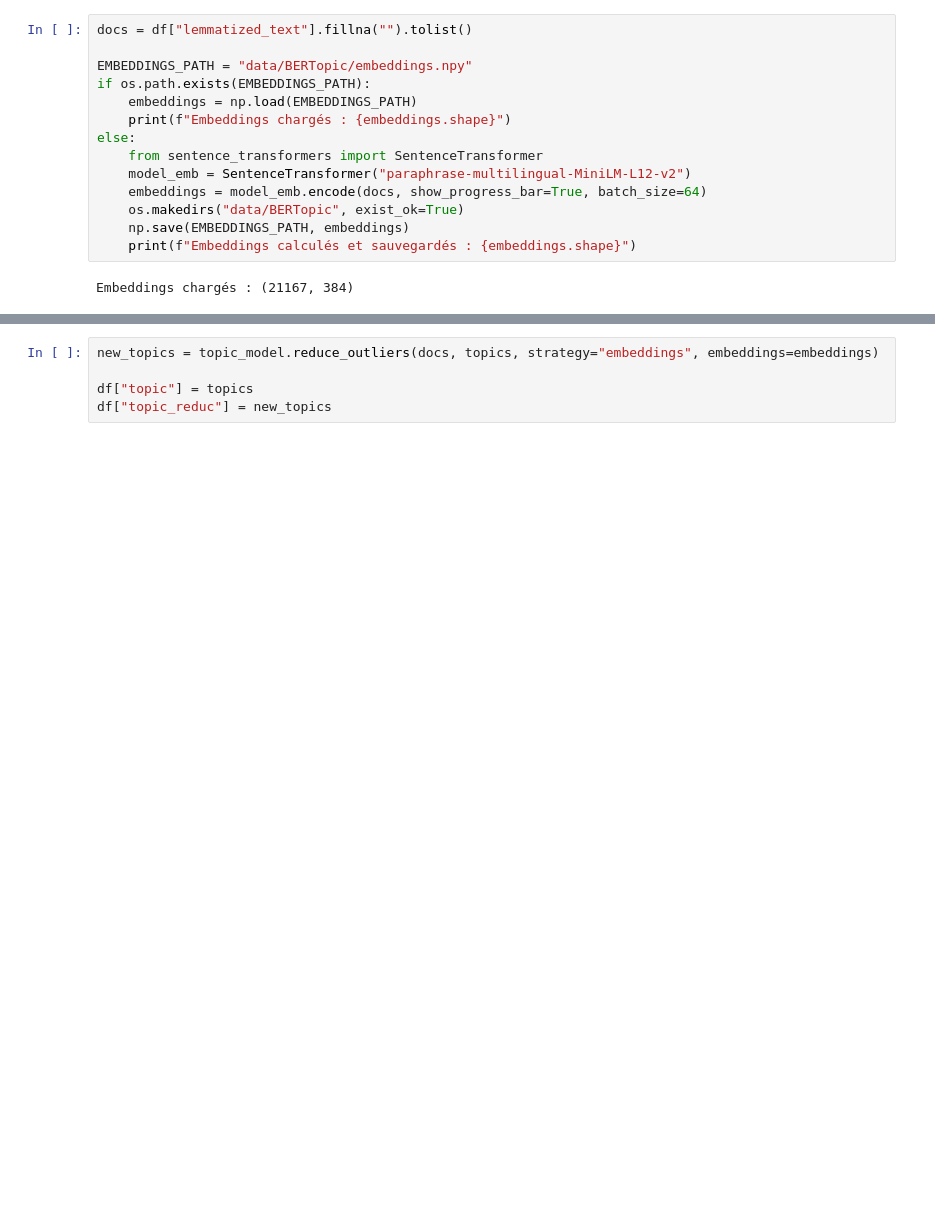
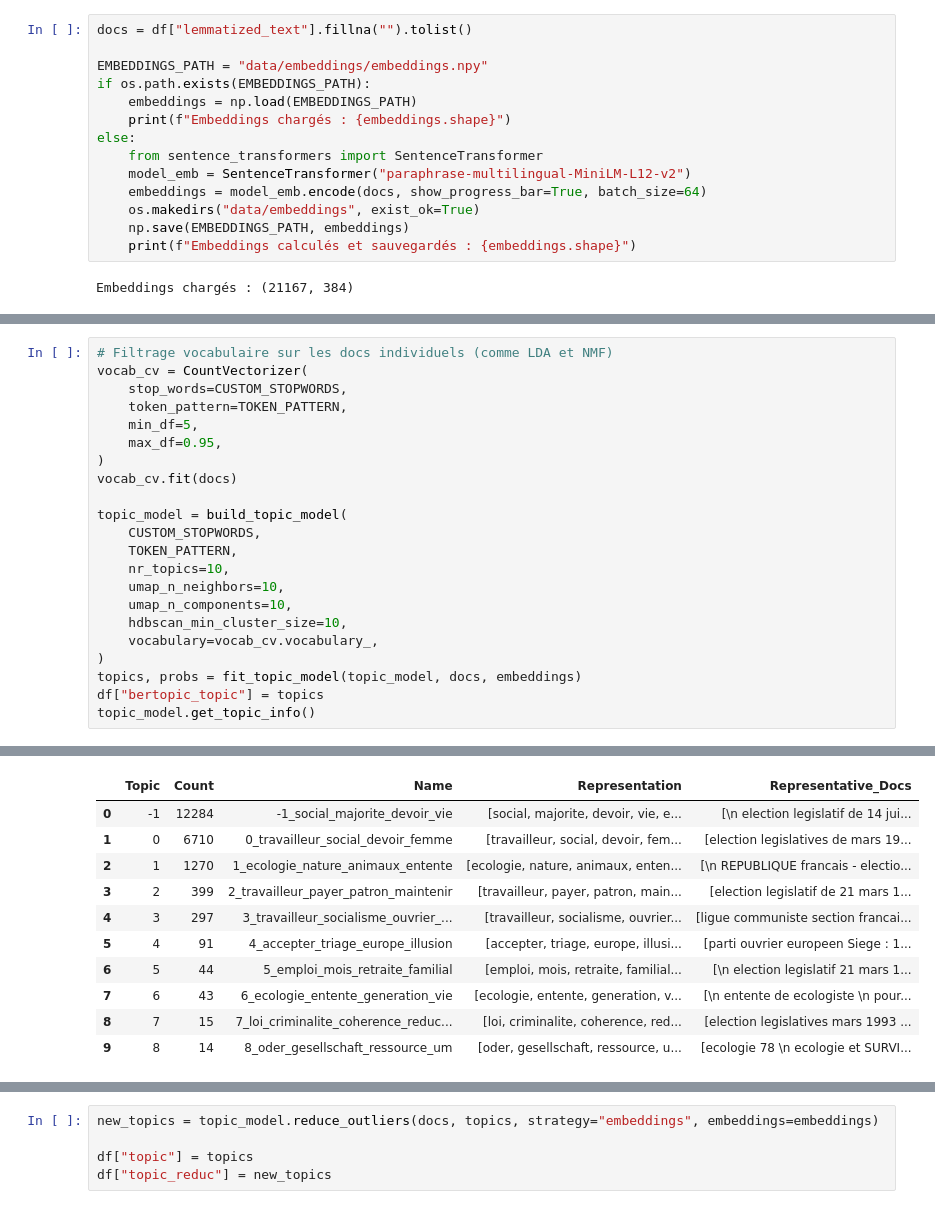
Before and after one commit to Nujabest/NLP, a Jupyter notebook: analyse.ipynb, the cells around one changed output, grey strips where cells are left out. Saved outputs shown, nothing was run; the diff lists cells and outputs as text; blank space fills up the shorter version.

```diff
--- a/analyse.ipynb
+++ b/analyse.ipynb
@@ -234,7 +262,7 @@ for _, row in df.sample(n=5, random_state=2026).iterrows():
 # %%
 docs = df["lemmatized_text"].fillna("").tolist()
 
-EMBEDDINGS_PATH = "data/BERTopic/embeddings.npy"
+EMBEDDINGS_PATH = "data/embeddings/embeddings.npy"
 if os.path.exists(EMBEDDINGS_PATH):
     embeddings = np.load(EMBEDDINGS_PATH)
     print(f"Embeddings chargés : {embeddings.shape}")
@@ -242,7 +270,7 @@ else:
     from sentence_transformers import SentenceTransformer
     model_emb = SentenceTransformer("paraphrase-multilingual-MiniLM-L12-v2")
     embeddings = model_emb.encode(docs, show_progress_bar=True, batch_size=64)
-    os.makedirs("data/BERTopic", exist_ok=True)
+    os.makedirs("data/embeddings", exist_ok=True)
     np.save(EMBEDDINGS_PATH, embeddings)
     print(f"Embeddings calculés et sauvegardés : {embeddings.shape}")
 # %% [output]
@@ -283,0 +278,23 @@ Warning: You are sending unauthenticated requests to the HF Hub. Please set a HF
+# %%
+# Filtrage vocabulaire sur les docs individuels (comme LDA et NMF)
+vocab_cv = CountVectorizer(
+    stop_words=CUSTOM_STOPWORDS,
+    token_pattern=TOKEN_PATTERN,
+    min_df=5,
+    max_df=0.95,
+)
+vocab_cv.fit(docs)
+
+topic_model = build_topic_model(
+    CUSTOM_STOPWORDS,
+    TOKEN_PATTERN,
+    nr_topics=10,
+    umap_n_neighbors=10,
+    umap_n_components=10,
+    hdbscan_min_cluster_size=10,
+    vocabulary=vocab_cv.vocabulary_,
+)
+topics, probs = fit_topic_model(topic_model, docs, embeddings)
+df["bertopic_topic"] = topics
+topic_model.get_topic_info()
+# %% [output]
@@ -284,3 +312,14 @@ Warning: You are sending unauthenticated requests to the HF Hub. Please set a HF
+|  | Topic | Count | Name | Representation | Representative_Docs |
+| 0 | -1 | 12284 | -1_social_majorite_devoir_vie | [social, majorite, devoir, vie, e... | [\n election legislatif de 14 jui... |
+| 1 | 0 | 6710 | 0_travailleur_social_devoir_femme | [travailleur, social, devoir, fem... | [election legislatives de mars 19... |
+| 2 | 1 | 1270 | 1_ecologie_nature_animaux_entente | [ecologie, nature, animaux, enten... | [\n REPUBLIQUE francais - electio... |
+| 3 | 2 | 399 | 2_travailleur_payer_patron_maintenir | [travailleur, payer, patron, main... | [election legislatif de 21 mars 1... |
+| 4 | 3 | 297 | 3_travailleur_socialisme_ouvrier_... | [travailleur, socialisme, ouvrier... | [ligue communiste section francai... |
+| 5 | 4 | 91 | 4_accepter_triage_europe_illusion | [accepter, triage, europe, illusi... | [parti ouvrier europeen Siege : 1... |
+| 6 | 5 | 44 | 5_emploi_mois_retraite_familial | [emploi, mois, retraite, familial... | [\n election legislatif 21 mars 1... |
+| 7 | 6 | 43 | 6_ecologie_entente_generation_vie | [ecologie, entente, generation, v... | [\n entente de ecologiste \n pour... |
+| 8 | 7 | 15 | 7_loi_criminalite_coherence_reduc... | [loi, criminalite, coherence, red... | [election legislatives mars 1993 ... |
+| 9 | 8 | 14 | 8_oder_gesellschaft_ressource_um | [oder, gesellschaft, ressource, u... | [ecologie 78 \n ecologie et SURVI... |
 # %%
 tokenized = [doc.split() for doc in docs]
 dictionary_bert = Dictionary(tokenized)
```
Also changed, not shown: parts of 18 cells of this notebook, 45 other files.
